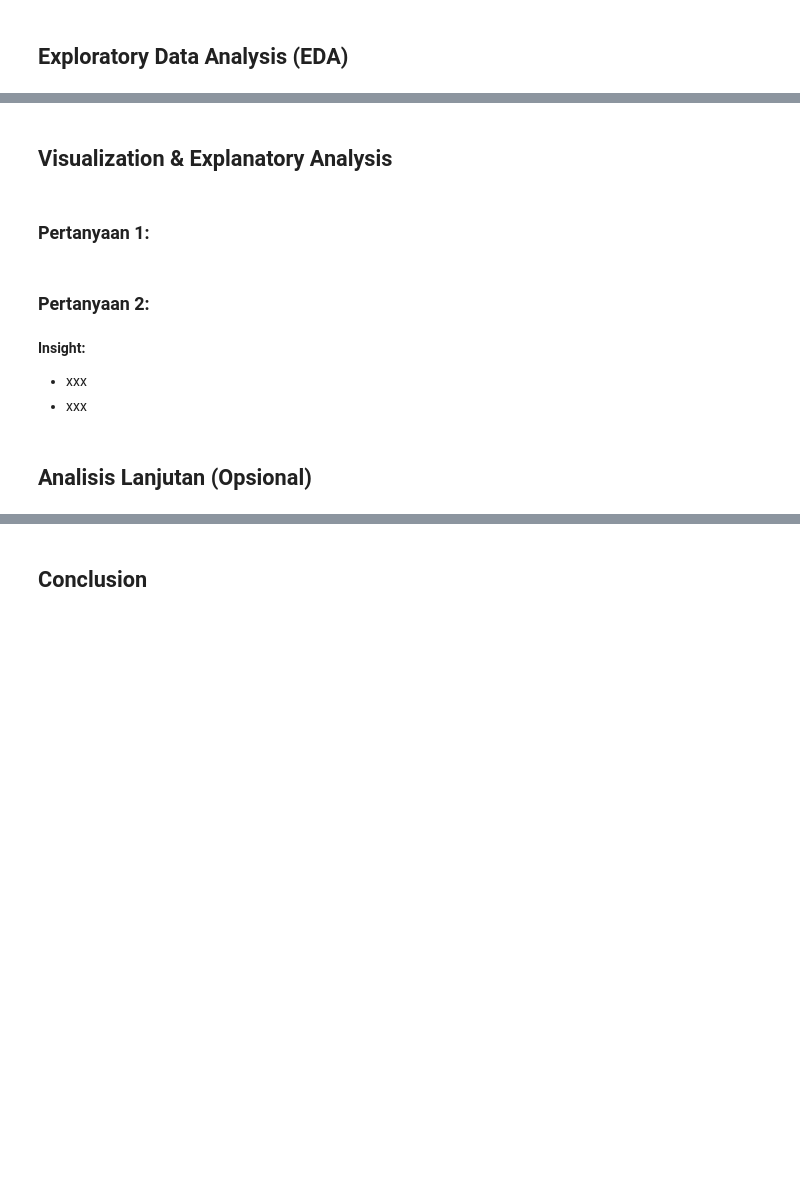
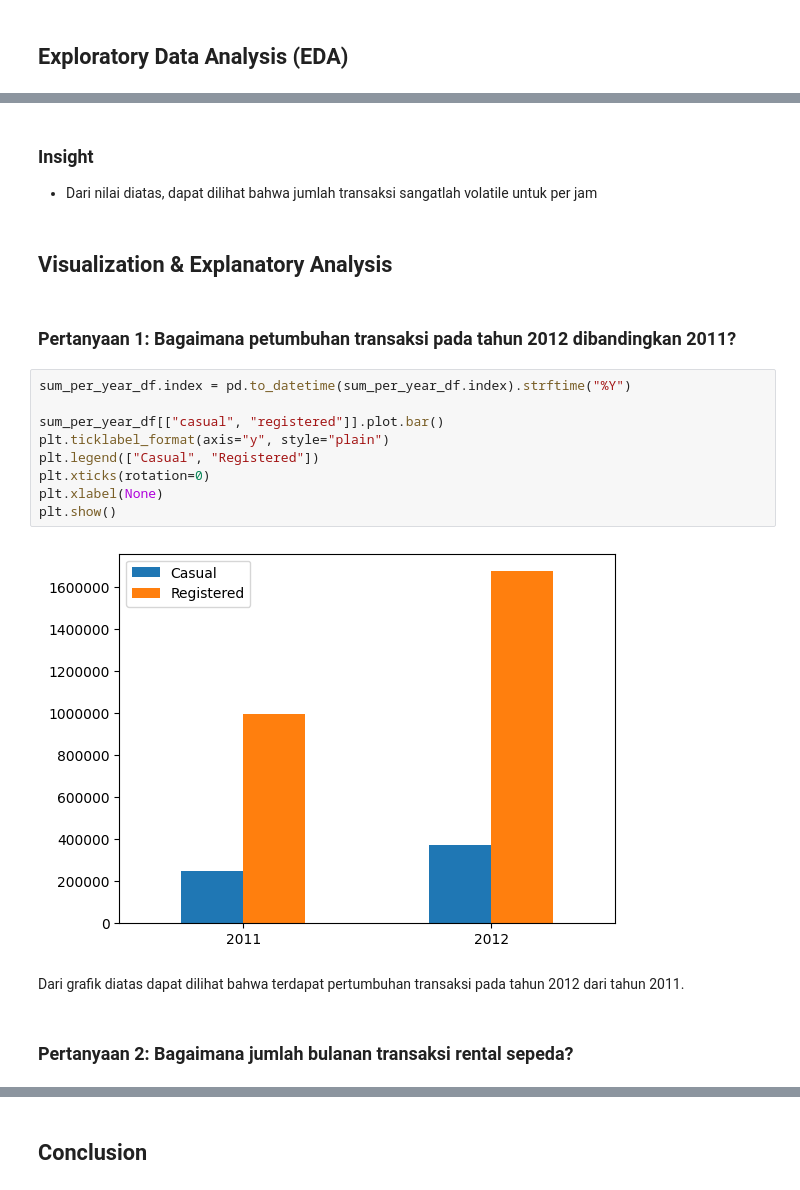
Before and after one commit to dimas-firmansyah/dicoding-analysis, a Jupyter notebook: notebook.ipynb, the cells around one changed output, grey strips where cells are left out. Saved outputs shown, nothing was run; the diff lists cells and outputs as text; blank space fills up the shorter version.

```diff
--- a/notebook.ipynb
+++ b/notebook.ipynb
@@ -41,12 +312,22 @@
+# %% [markdown]
+### Insight
+- Dari nilai diatas, dapat dilihat bahwa jumlah transaksi sangatlah volatile untuk per jam
 # %% [markdown]
 ## Visualization & Explanatory Analysis
-# %% [markdown]
-### Pertanyaan 1:
+# %% [markdown]
+### Pertanyaan 1: Bagaimana petumbuhan transaksi pada tahun 2012 dibandingkan 2011?
+# %%
+sum_per_year_df.index = pd.to_datetime(sum_per_year_df.index).strftime("%Y")
+
+sum_per_year_df[["casual", "registered"]].plot.bar()
+plt.ticklabel_format(axis="y", style="plain")
+plt.legend(["Casual", "Registered"])
+plt.xticks(rotation=0)
+plt.xlabel(None)
+plt.show()
+# %% [output]
+[figure, added]
+# %% [markdown]
+Dari grafik diatas dapat dilihat bahwa terdapat pertumbuhan transaksi pada tahun 2012 dari tahun 2011.
 # %% [markdown]
-### Pertanyaan 2:
+### Pertanyaan 2: Bagaimana jumlah bulanan transaksi rental sepeda?
-# %% [markdown]
-**Insight:**
-- xxx
-- xxx
-# %% [markdown]
-## Analisis Lanjutan (Opsional)
```
Also changed, not shown: parts of 53 cells of this notebook, 7 other files.
